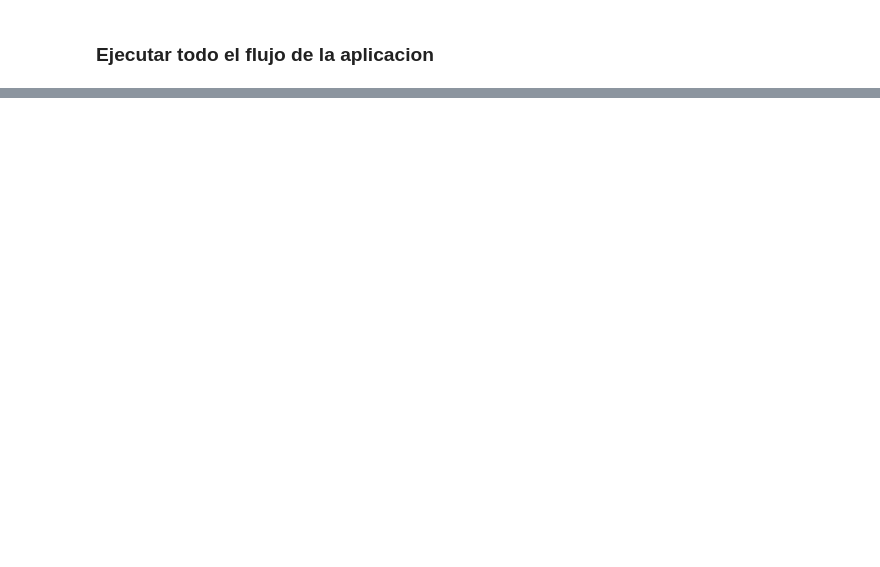
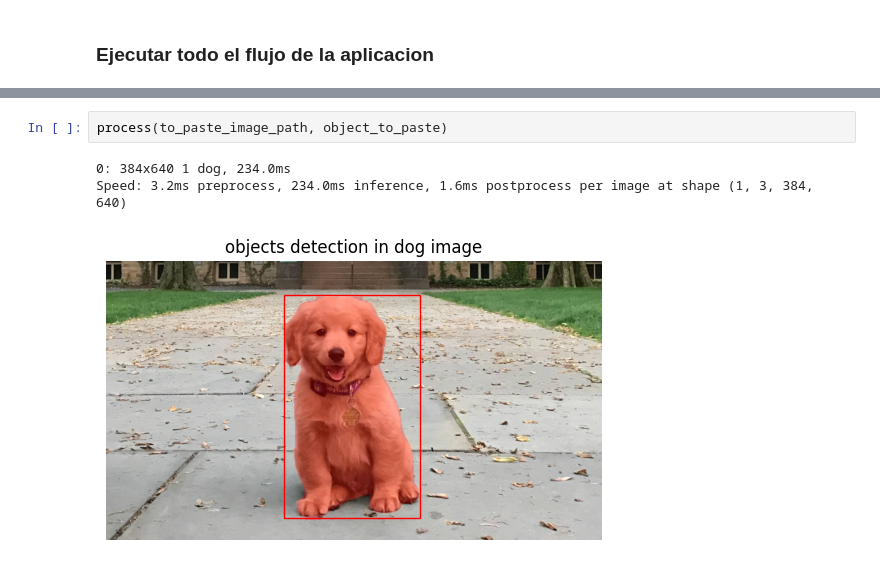
Before and after one commit to rb58853/image-object-manage, a Jupyter notebook: notebook.ipynb, the cells around one changed output, grey strips where cells are left out. Saved outputs shown, nothing was run; the diff lists cells and outputs as text; blank space fills up the shorter version.

```diff
--- a/notebook.ipynb
+++ b/notebook.ipynb
@@ -18,0 +38,6 @@ ImportError: cannot import name 'Models' from partially initialized module 'src.
+# %%
+process(to_paste_image_path, object_to_paste)
+# %% [output]
+0: 384x640 1 dog, 234.0ms
+Speed: 3.2ms preprocess, 234.0ms inference, 1.6ms postprocess per image at shape (1, 3, 384, 640)
+[figure, added]
```
Also changed, not shown: parts of 6 cells of this notebook, 3 other files.
